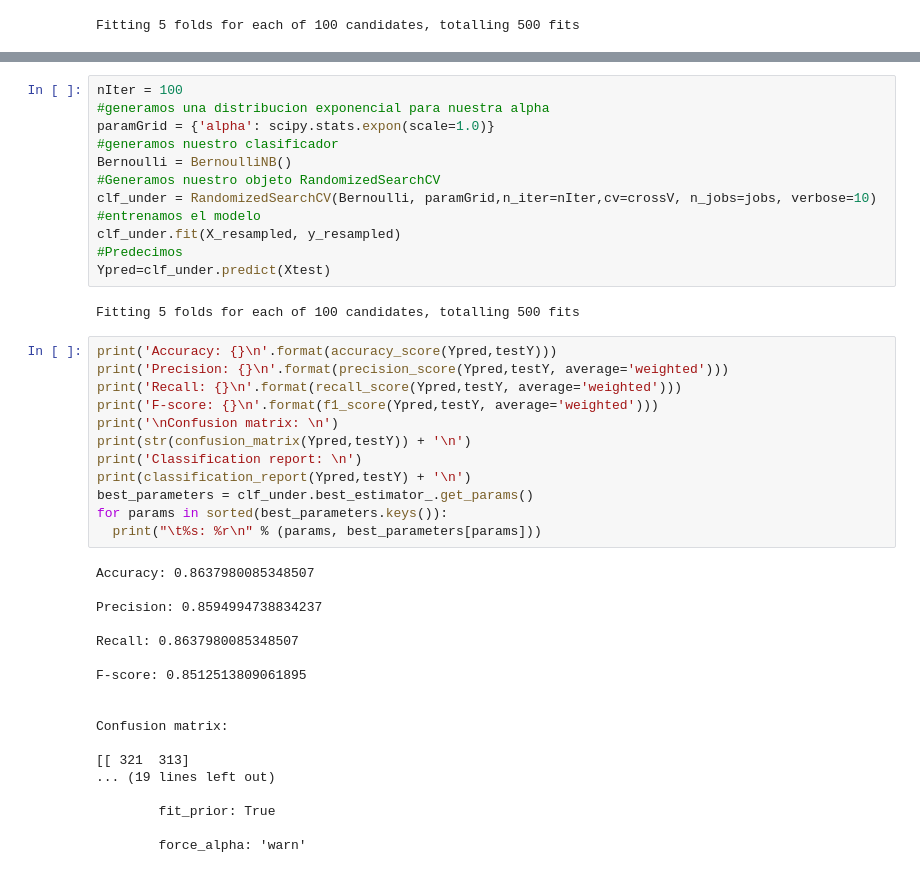
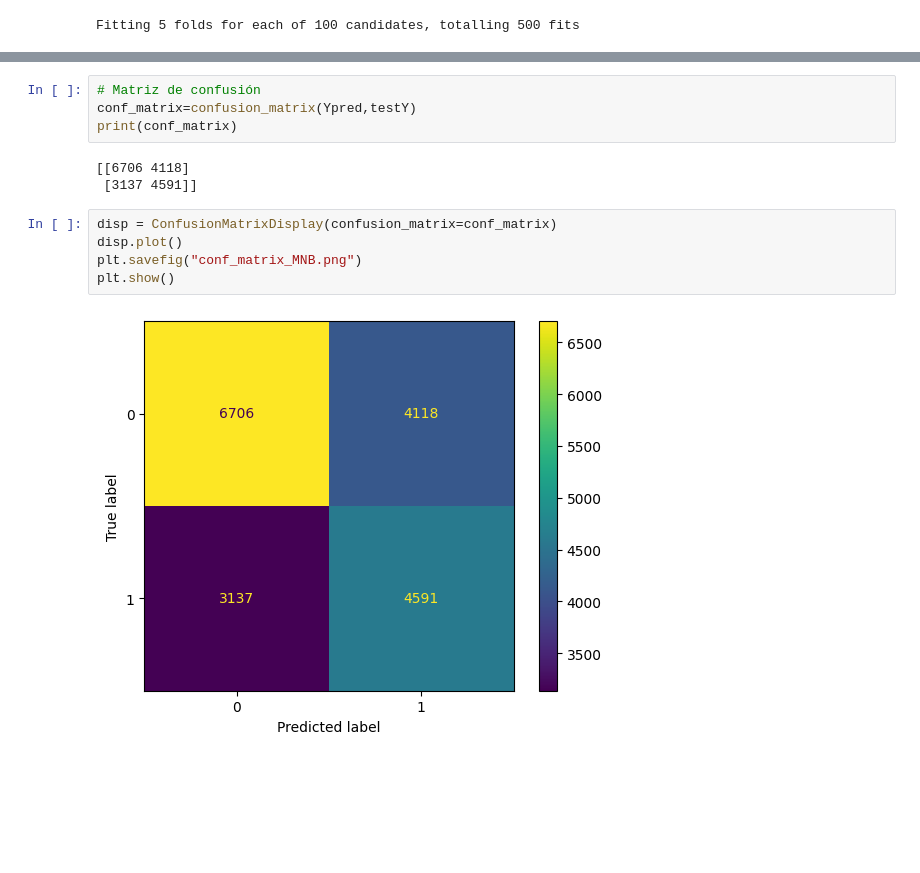
Before and after one commit to CamilaVillazon/DataScience, a Jupyter notebook: src/T7_ClasificacionBayesiana.ipynb, the cells around one changed output, grey strips where cells are left out. Cells and saved outputs as stored; diff of their text form; blank space fills up the shorter version.

```diff
--- a/src/T7_ClasificacionBayesiana.ipynb
+++ b/src/T7_ClasificacionBayesiana.ipynb
@@ -347,44 +346,14 @@ Counter({'Negative': 957, 'Positive': 957})
-# %%
-nIter = 100
-#generamos una distribucion exponencial para nuestra alpha
-paramGrid = {'alpha': scipy.stats.expon(scale=1.0)}
-#generamos nuestro clasificador
-Bernoulli = BernoulliNB()
-#Generamos nuestro objeto RandomizedSearchCV
-clf_under = RandomizedSearchCV(Bernoulli, paramGrid,n_iter=nIter,cv=crossV, n_jobs=jobs, verbose=10)
-#entrenamos el modelo
-clf_under.fit(X_resampled, y_resampled)
-#Predecimos
-Ypred=clf_under.predict(Xtest)
-# %% [output]
-Fitting 5 folds for each of 100 candidates, totalling 500 fits
-# %%
-print('Accuracy: {}\n'.format(accuracy_score(Ypred,testY)))
-print('Precision: {}\n'.format(precision_score(Ypred,testY, average='weighted')))
-print('Recall: {}\n'.format(recall_score(Ypred,testY, average='weighted')))
-print('F-score: {}\n'.format(f1_score(Ypred,testY, average='weighted')))
-print('\nConfusion matrix: \n')
-print(str(confusion_matrix(Ypred,testY)) + '\n')
-print('Classification report: \n')
-print(classification_report(Ypred,testY) + '\n')
-best_parameters = clf_under.best_estimator_.get_params()
-for params in sorted(best_parameters.keys()):
-  print("\t%s: %r\n" % (params, best_parameters[params]))
-# %% [output]
-Accuracy: 0.8637980085348507
-
-Precision: 0.8594994738834237
-
-Recall: 0.8637980085348507
-
-F-score: 0.8512513809061895
-
-
-Confusion matrix:
-
-[[ 321  313]
-... (19 lines left out)
-
-        fit_prior: True
-
-        force_alpha: 'warn'
+# %%
+# Matriz de confusión
+conf_matrix=confusion_matrix(Ypred,testY)
+print(conf_matrix)
+# %% [output]
+[[6706 4118]
+ [3137 4591]]
+# %%
+disp = ConfusionMatrixDisplay(confusion_matrix=conf_matrix)
+disp.plot()
+plt.savefig("conf_matrix_MNB.png")
+plt.show()
+# %% [output]
+[figure, added]
```
Also changed, not shown: parts of 12 cells of this notebook, 1 other file.
